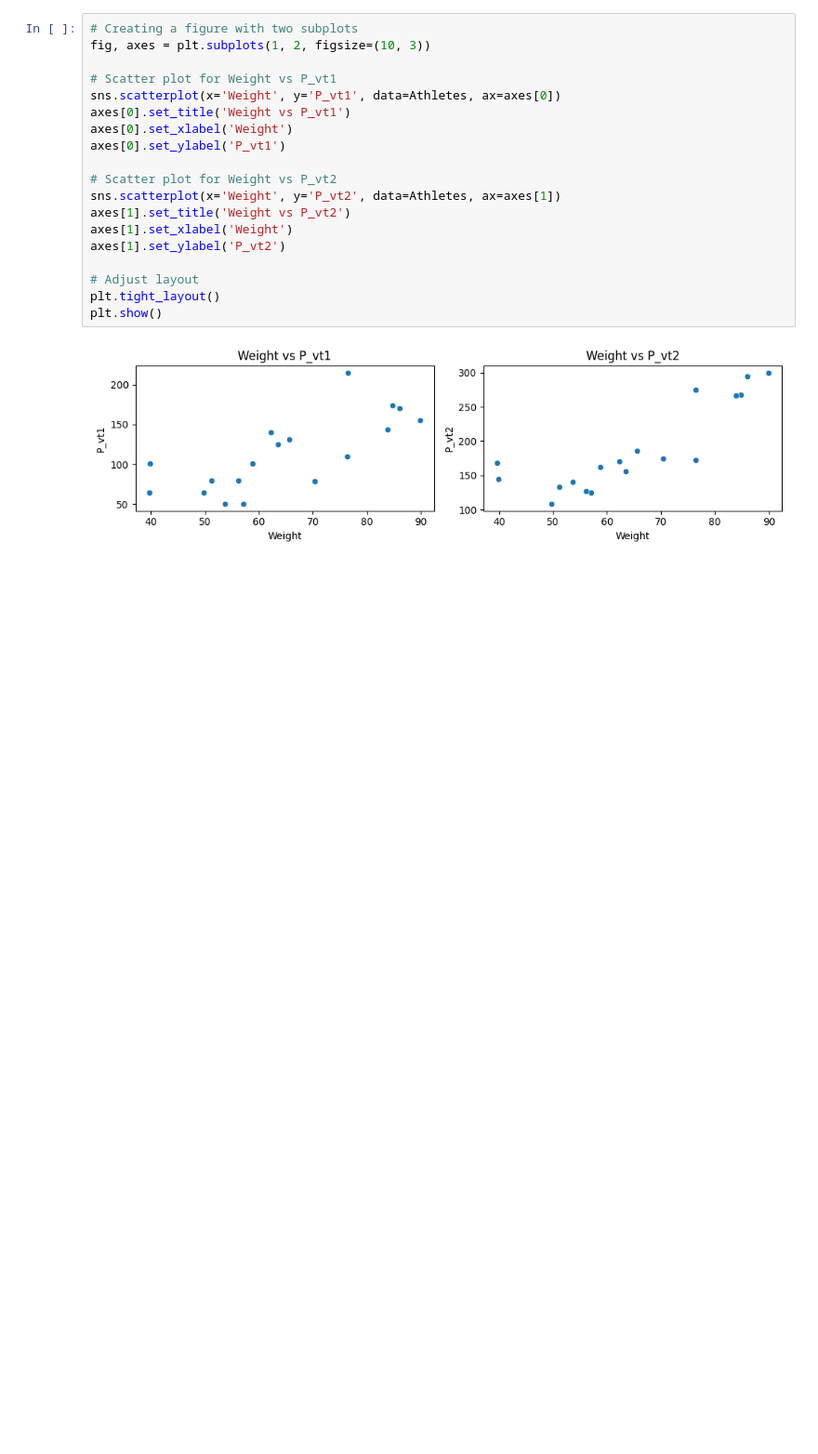
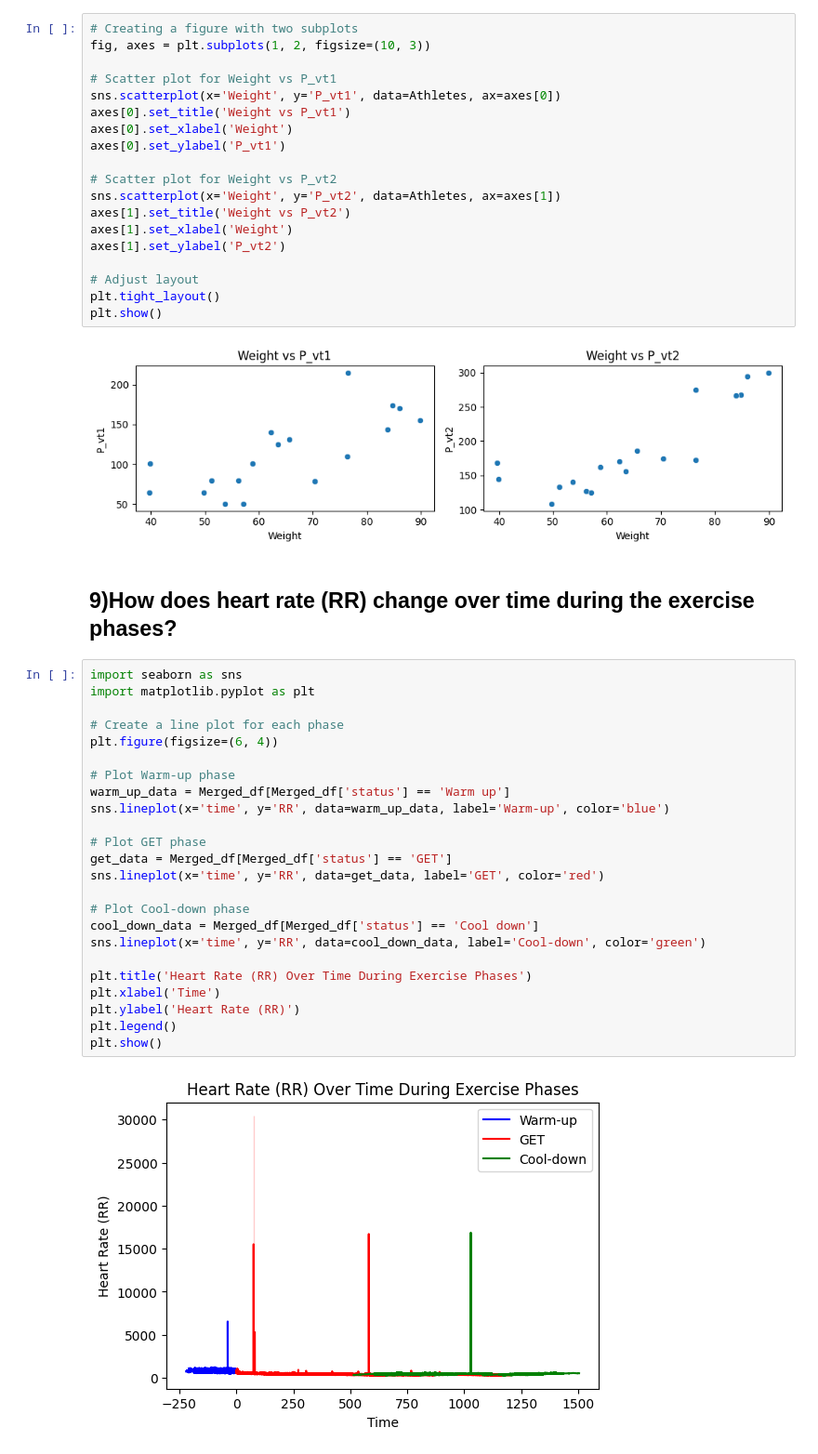
Before and after one commit to santhihubgit/Team08_PythoNinjas_PythonHackathon_Aug2024, a Jupyter notebook: Team8_PythoNinjas_AddnlQuestions.ipynb, the cells around one changed output. Shown at 93% size. Drawn from its saved outputs; the diff is of its cells as text; blank space fills up the shorter version.

```diff
--- a/Team8_PythoNinjas_AddnlQuestions.ipynb
+++ b/Team8_PythoNinjas_AddnlQuestions.ipynb
@@ -271,3 +271,31 @@ plt.tight_layout()
 plt.show()
 # %% [output]
 [figure]
+# %% [markdown]
+## 9)How does heart rate (RR) change over time during the exercise phases?
+# %%
+import seaborn as sns
+import matplotlib.pyplot as plt
+
+# Create a line plot for each phase
+plt.figure(figsize=(6, 4))
+
+# Plot Warm-up phase
+warm_up_data = Merged_df[Merged_df['status'] == 'Warm up']
+sns.lineplot(x='time', y='RR', data=warm_up_data, label='Warm-up', color='blue')
+
+# Plot GET phase
+get_data = Merged_df[Merged_df['status'] == 'GET']
+sns.lineplot(x='time', y='RR', data=get_data, label='GET', color='red')
+
+# Plot Cool-down phase
+cool_down_data = Merged_df[Merged_df['status'] == 'Cool down']
+sns.lineplot(x='time', y='RR', data=cool_down_data, label='Cool-down', color='green')
+
+plt.title('Heart Rate (RR) Over Time During Exercise Phases')
+plt.xlabel('Time')
+plt.ylabel('Heart Rate (RR)')
+plt.legend()
+plt.show()
+# %% [output]
+[figure, added]
```
